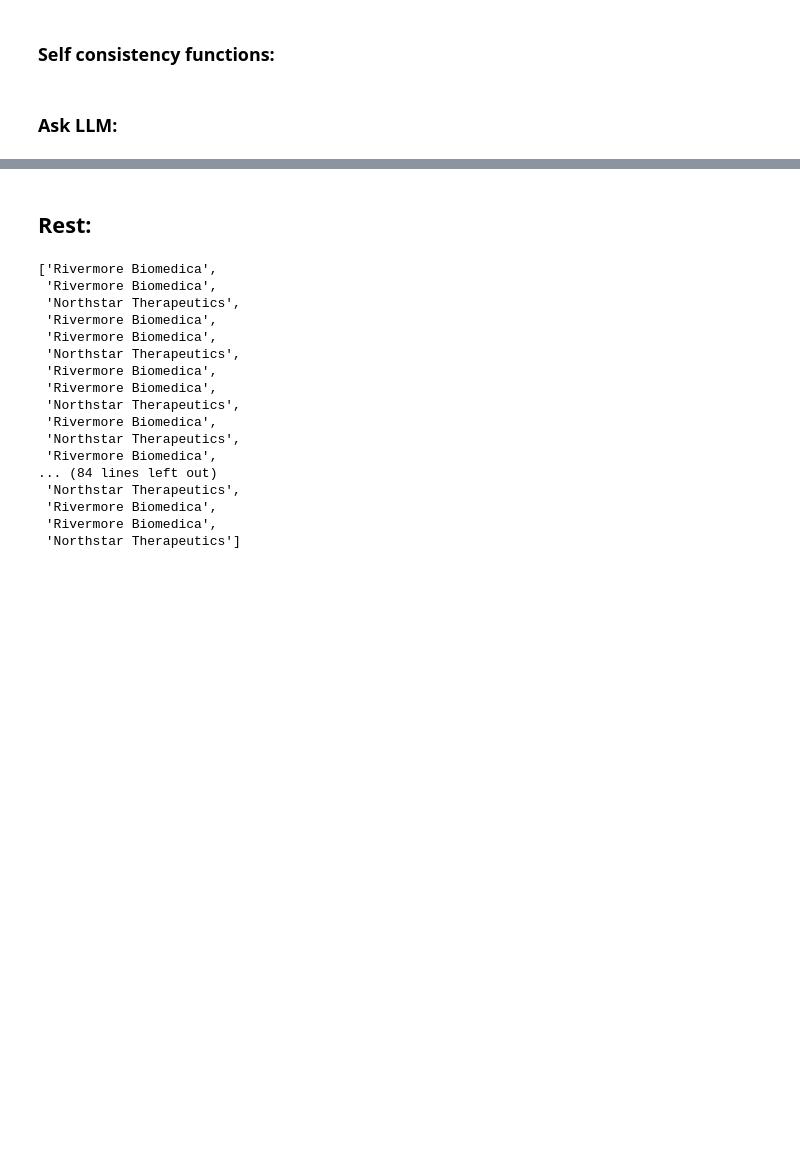
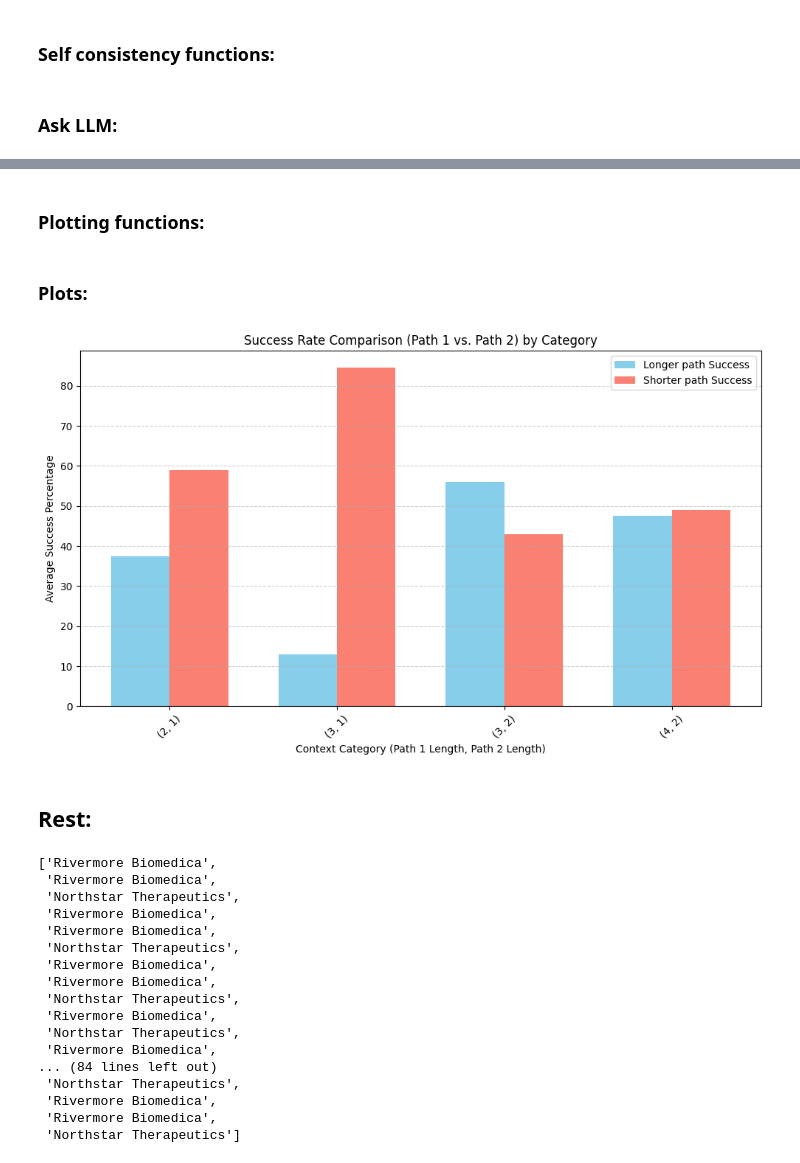
Before and after one commit to danielhk753/CLECK, a Jupyter notebook: notebooks/experiment.ipynb, the cells around one changed output, grey strips where cells are left out. Cells and saved outputs as stored; diff of their text form; code cells hidden in the pictures; blank space fills up the shorter version.

```diff
--- a/notebooks/experiment.ipynb
+++ b/notebooks/experiment.ipynb
@@ -139,2 +141,2 @@ conditioned_data = [item['sample']['question'] for item in processed_data if ite
 # %%
-sample_dataset = random.sample(conditioned_data, 10)
+random.sample(conditioned_data, 10)
@@ -1220,0 +1251,2 @@ full_results
+# %% [markdown]
+### Plotting functions:
@@ -1221,3 +1305,40 @@ full_results
+# %%
+def plot_grouped_bar_chart(df):
+    """
+    Generates a Grouped Bar Chart focusing on the model's success
+    rates for Path 1 vs. Path 2 across different Categories.
+    """
+
+    labels = df['Category']
+    path1_success = df['Longer path Success']
+    path2_success = df['Shorter path Success']
+
+    x = range(len(labels))  # the label locations
+    width = 0.35  # the width of the bars
+
+    fig, ax = plt.subplots(figsize=(10, 6))
+    rects1 = ax.bar([i - width/2 for i in x], path1_success, width, label='Longer path Success', color='skyblue')
+    rects2 = ax.bar([i + width/2 for i in x], path2_success, width, label='Shorter path Success', color='salmon')
+
+    # Add some text for labels, title and custom x-axis tick labels, etc.
+    ax.set_xlabel("Context Category (Path 1 Length, Path 2 Length)")
+    ax.set_ylabel("Average Success Percentage")
+    ax.set_title("Success Rate Comparison (Path 1 vs. Path 2) by Category")
+    ax.set_xticks(x)
+    ax.set_xticklabels(labels, rotation=45)
+    ax.legend()
+    ax.grid(axis='y', linestyle='--', alpha=0.6)
+
+    fig.tight_layout()
+    plt.show()
+# %% [markdown]
+### Plots:
+# %%
+df_agg = aggregate_data(full_results)
+# %%
+plot_grouped_bar_chart(df_agg)
+# %% [output]
+[figure, added]
 # %% [markdown]
 ## Rest:
 # %%
```
Also changed, not shown: parts of 11 cells of this notebook, 1 other file.
